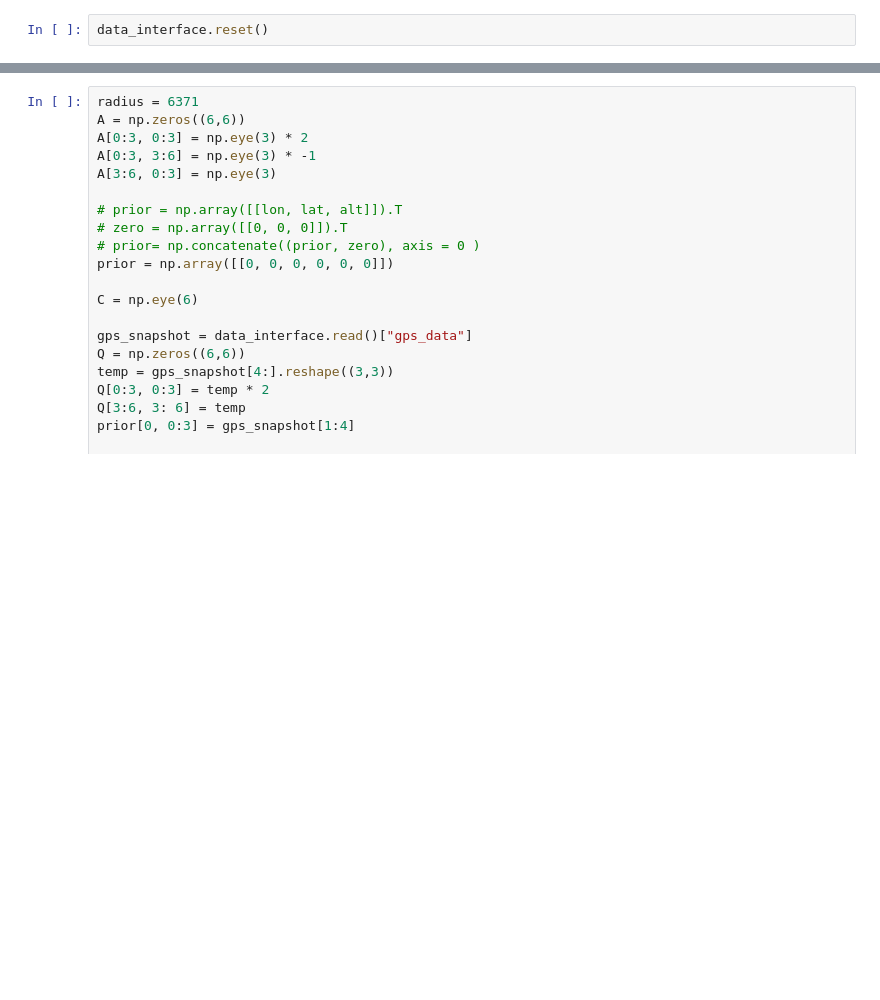
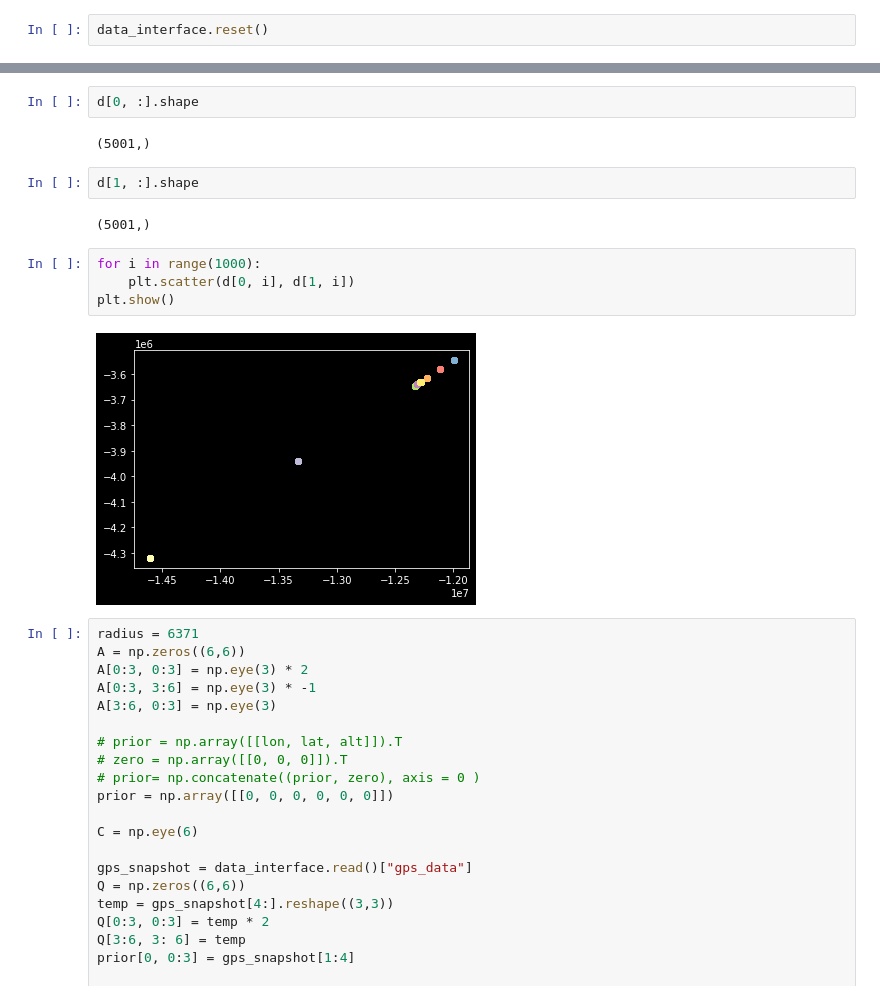
Before and after one commit to dangthanhan507/Vehicle-Tracking, a Jupyter notebook: notebook/kalman_filter_em.ipynb, the cells around one changed output, grey strips where cells are left out. Cells and saved outputs as stored; diff of their text form; blank space fills up the shorter version.

```diff
--- a/notebook/kalman_filter_em.ipynb
+++ b/notebook/kalman_filter_em.ipynb
@@ -92,3 +186,17 @@ data_interface.reset()
+# %%
+d[0, :].shape
+# %% [output]
+(5001,)
+# %%
+d[1, :].shape
+# %% [output]
+(5001,)
+# %%
+for i in range(1000):
+    plt.scatter(d[0, i], d[1, i])
+plt.show()
+# %% [output]
+[figure, added]
 # %%
 radius = 6371
 A = np.zeros((6,6))
```
Also changed, not shown: parts of 7 cells of this notebook.
